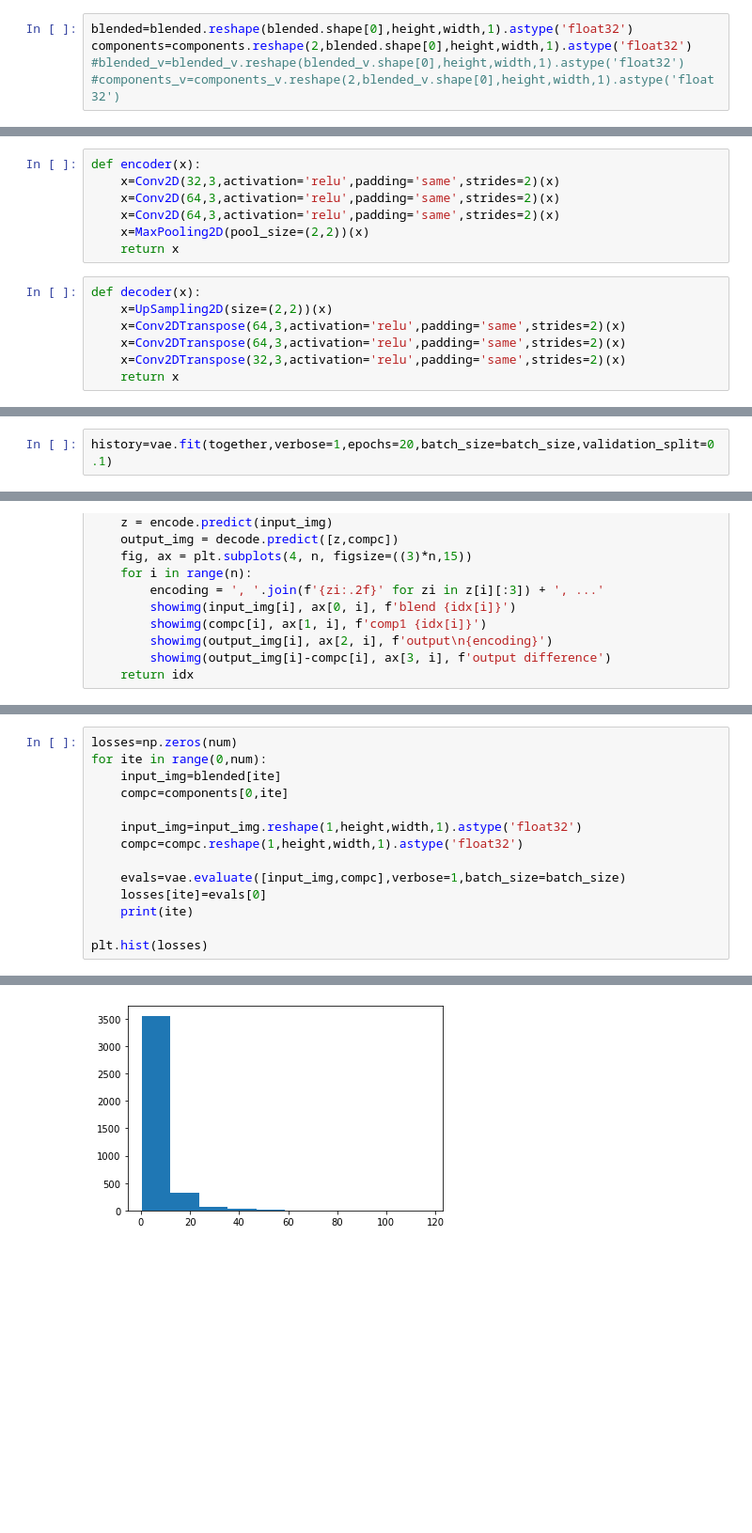
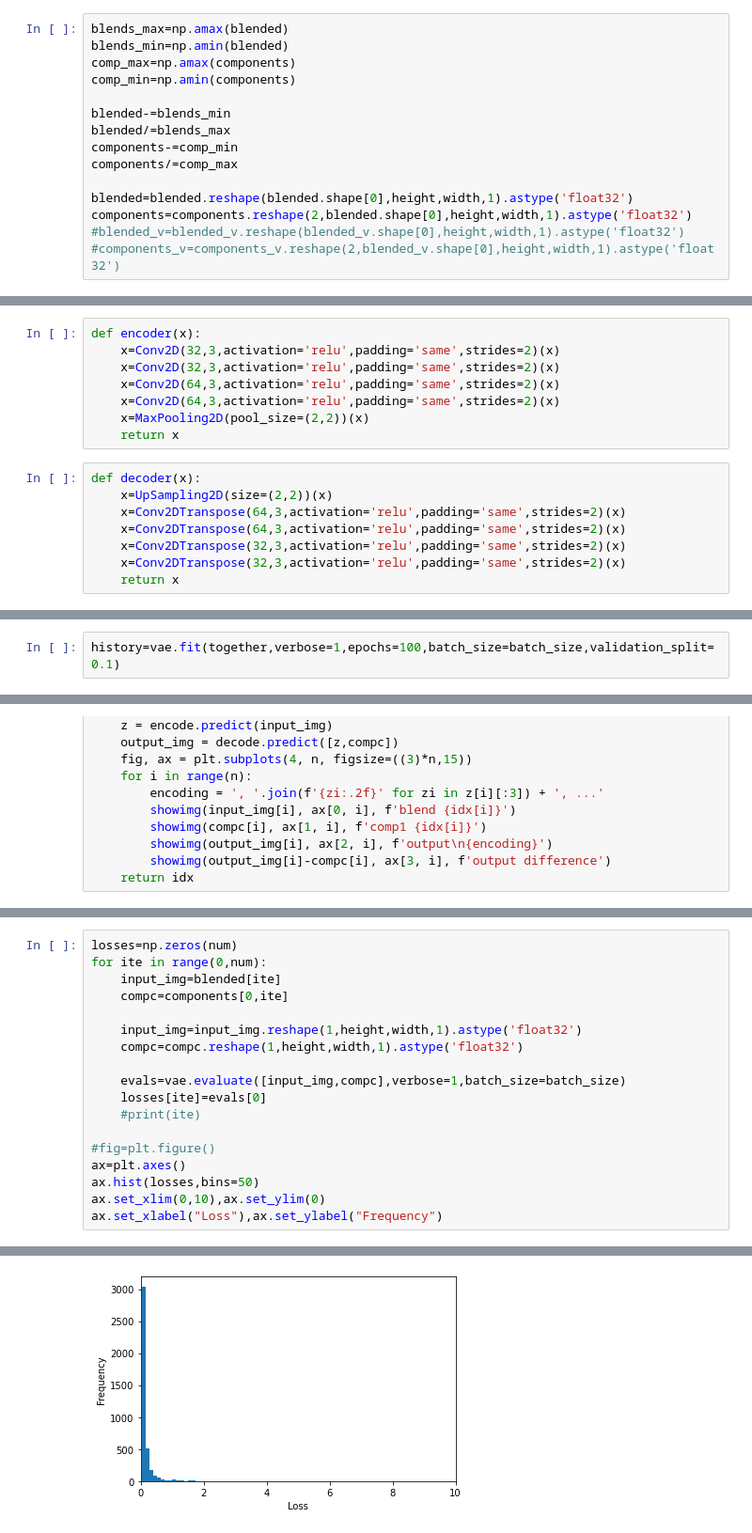
Before and after one commit to Volconage/Deblending-Galaxies-Project, a Jupyter notebook: vae_galaxies1.ipynb, the cells around one changed output, grey strips where cells are left out. Shown at 94% size. Cells and saved outputs as stored; diff of their text form; blank space fills up the shorter version.

```diff
--- a/vae_galaxies1.ipynb
+++ b/vae_galaxies1.ipynb
@@ -52,6 +52,16 @@ together.shape,blended.shape,components.shape
 # %% [output]
 ((2,), (4000, 64, 64), (2, 4000, 64, 64))
 # %%
+blends_max=np.amax(blended)
+blends_min=np.amin(blended)
+comp_max=np.amax(components)
+comp_min=np.amin(components)
+
+blended-=blends_min
+blended/=blends_max
+components-=comp_min
+components/=comp_max
+
 blended=blended.reshape(blended.shape[0],height,width,1).astype('float32')
 components=components.reshape(2,blended.shape[0],height,width,1).astype('float32')
 #blended_v=blended_v.reshape(blended_v.shape[0],height,width,1).astype('float32')
@@ -68,5 +78,6 @@ for i in range(n):
 # %%
 def encoder(x):
+    x=Conv2D(32,3,activation='relu',padding='same',strides=2)(x)
     x=Conv2D(32,3,activation='relu',padding='same',strides=2)(x)
     x=Conv2D(64,3,activation='relu',padding='same',strides=2)(x)
     x=Conv2D(64,3,activation='relu',padding='same',strides=2)(x)
@@ -78,6 +89,7 @@ def decoder(x):
     x=Conv2DTranspose(64,3,activation='relu',padding='same',strides=2)(x)
     x=Conv2DTranspose(64,3,activation='relu',padding='same',strides=2)(x)
     x=Conv2DTranspose(32,3,activation='relu',padding='same',strides=2)(x)
+    x=Conv2DTranspose(32,3,activation='relu',padding='same',strides=2)(x)
     return x
 # %%
 def sampling(args):
@@ -280,5 +294,5 @@ together=[blended,components[0]]
 
 vae.compile(optimizer=Adam(learning_rate=0.001))
 # %%
-history=vae.fit(together,verbose=1,epochs=20,batch_size=batch_size,validation_split=0.1)
+history=vae.fit(together,verbose=1,epochs=100,batch_size=batch_size,validation_split=0.1)
 # %% [output]
@@ -337,7 +352,11 @@ for ite in range(0,num):
 
     evals=vae.evaluate([input_img,compc],verbose=1,batch_size=batch_size)
     losses[ite]=evals[0]
-    print(ite)
+    #print(ite)
 
-plt.hist(losses)
+#fig=plt.figure()
+ax=plt.axes()
+ax.hist(losses,bins=50)
+ax.set_xlim(0,10),ax.set_ylim(0)
+ax.set_xlabel("Loss"),ax.set_ylabel("Frequency")
 # %% [output]
@@ -367 +381 @@ plt.hist(losses)
-[figure, old version]
+[figure, new version]
```
Also changed, not shown: parts of 14 cells of this notebook.
